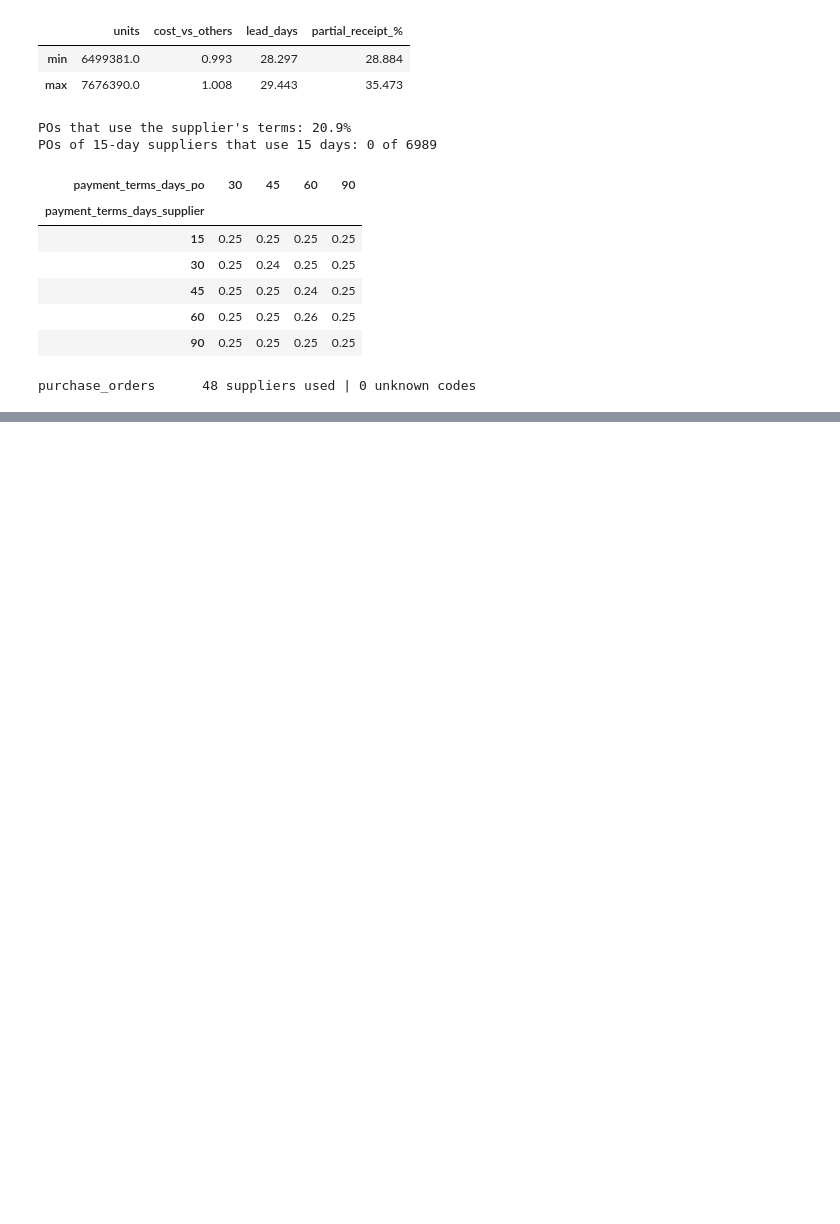
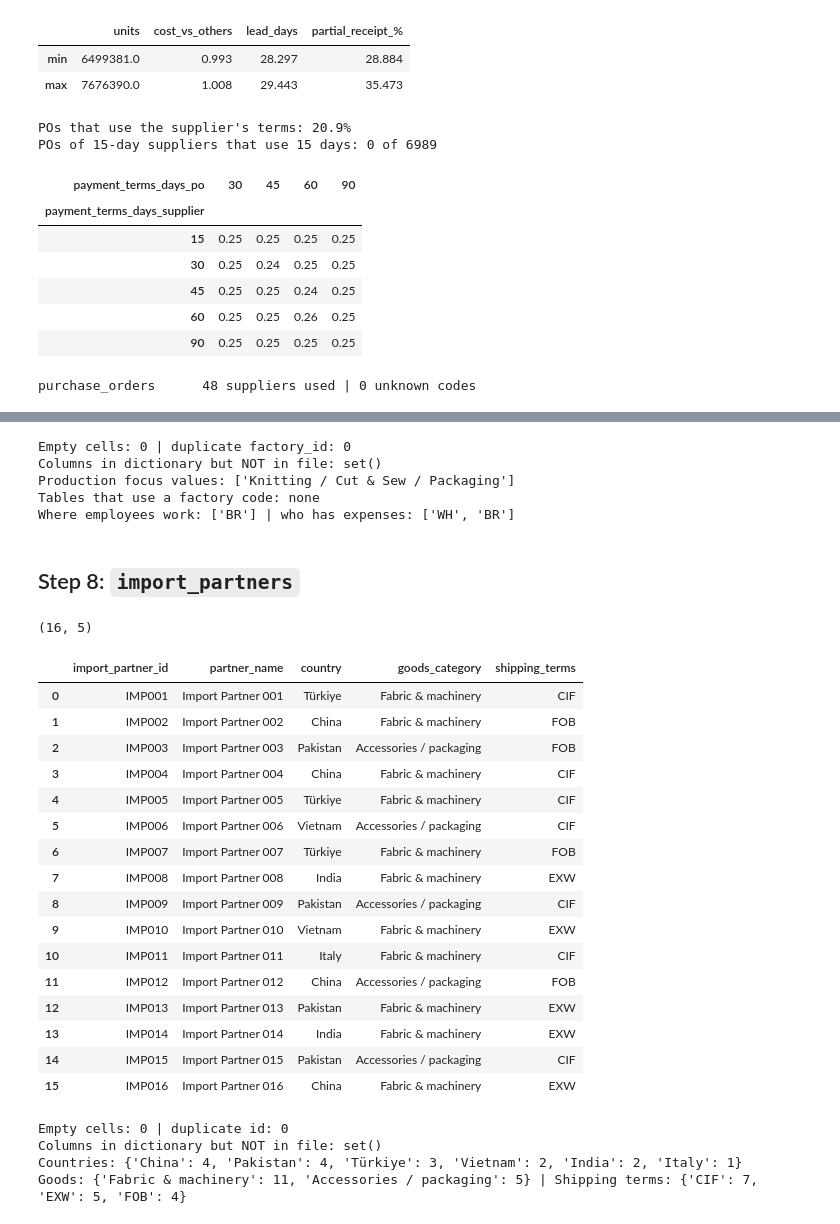
Before and after one commit to ibrahemshahd385-prog/HVIA-TASK3, a Jupyter notebook: notebooks/01_data_understanding.ipynb, the cells around one changed output, grey strips where cells are left out. Drawn from its saved outputs; the diff is of its cells as text; code cells hidden in the pictures; blank space fills up the shorter version.

```diff
--- a/notebooks/01_data_understanding.ipynb
+++ b/notebooks/01_data_understanding.ipynb
@@ -900,0 +916,52 @@ purchase_orders      48 suppliers used | 0 unknown codes
+# %%
+print("Empty cells:", f.isna().sum().sum(), "| duplicate factory_id:", f.factory_id.duplicated().sum())
+print("Columns in dictionary but NOT in file:", set(dd[dd.table_name == "factories.csv"].field_name) - set(f.columns))
+print("Production focus values:", f.production_focus.unique().tolist())
+
+# is a factory code used in ANY other table?
+used = {name: [col for col in df.columns if pd.api.types.is_string_dtype(df[col]) and df[col].isin(f.factory_id).any()]
+        for name, df in tables.items() if name != "factories"}
+print("Tables that use a factory code:", {k: v for k, v in used.items() if v} or "none")
+print("Where employees work:", tables["employees"].branch_id.str[:2].unique().tolist(),
+      "| who has expenses:", tables["operating_expenses"].branch_or_department_id.str[:2].unique().tolist())
+# %% [output]
+Empty cells: 0 | duplicate factory_id: 0
+Columns in dictionary but NOT in file: set()
+Production focus values: ['Knitting / Cut & Sew / Packaging']
+Tables that use a factory code: none
+Where employees work: ['BR'] | who has expenses: ['WH', 'BR']
+# %% [markdown]
+## Step 8: `import_partners`
+# %%
+ipt = tables["import_partners"]
+print(ipt.shape)
+ipt
+# %% [output]
+(16, 5)
+|  | import_partner_id | partner_name | country | goods_category | shipping_terms |
+| 0 | IMP001 | Import Partner 001 | Türkiye | Fabric & machinery | CIF |
+| 1 | IMP002 | Import Partner 002 | China | Fabric & machinery | FOB |
+| 2 | IMP003 | Import Partner 003 | Pakistan | Accessories / packaging | FOB |
+| 3 | IMP004 | Import Partner 004 | China | Fabric & machinery | CIF |
+| 4 | IMP005 | Import Partner 005 | Türkiye | Fabric & machinery | CIF |
+| 5 | IMP006 | Import Partner 006 | Vietnam | Accessories / packaging | CIF |
+| 6 | IMP007 | Import Partner 007 | Türkiye | Fabric & machinery | FOB |
+| 7 | IMP008 | Import Partner 008 | India | Fabric & machinery | EXW |
+| 8 | IMP009 | Import Partner 009 | Pakistan | Accessories / packaging | CIF |
+| 9 | IMP010 | Import Partner 010 | Vietnam | Fabric & machinery | EXW |
+| 10 | IMP011 | Import Partner 011 | Italy | Fabric & machinery | CIF |
+| 11 | IMP012 | Import Partner 012 | China | Accessories / packaging | FOB |
+| 12 | IMP013 | Import Partner 013 | Pakistan | Fabric & machinery | EXW |
+| 13 | IMP014 | Import Partner 014 | India | Fabric & machinery | EXW |
+| 14 | IMP015 | Import Partner 015 | Pakistan | Accessories / packaging | CIF |
+| 15 | IMP016 | Import Partner 016 | China | Fabric & machinery | EXW |
+# %%
+print("Empty cells:", ipt.isna().sum().sum(), "| duplicate id:", ipt.import_partner_id.duplicated().sum())
+print("Columns in dictionary but NOT in file:", set(dd[dd.table_name == "import_partners.csv"].field_name) - set(ipt.columns))
+print("Countries:", ipt.country.value_counts().to_dict())
+print("Goods:", ipt.goods_category.value_counts().to_dict(), "| Shipping terms:", ipt.shipping_terms.value_counts().to_dict())
+# %% [output]
+Empty cells: 0 | duplicate id: 0
+Columns in dictionary but NOT in file: set()
+Countries: {'China': 4, 'Pakistan': 4, 'Türkiye': 3, 'Vietnam': 2, 'India': 2, 'Italy': 1}
+Goods: {'Fabric & machinery': 11, 'Accessories / packaging': 5} | Shipping terms: {'CIF': 7, 'EXW': 5, 'FOB': 4}
```
Also changed, not shown: parts of 101 cells of this notebook, 1 other file.
